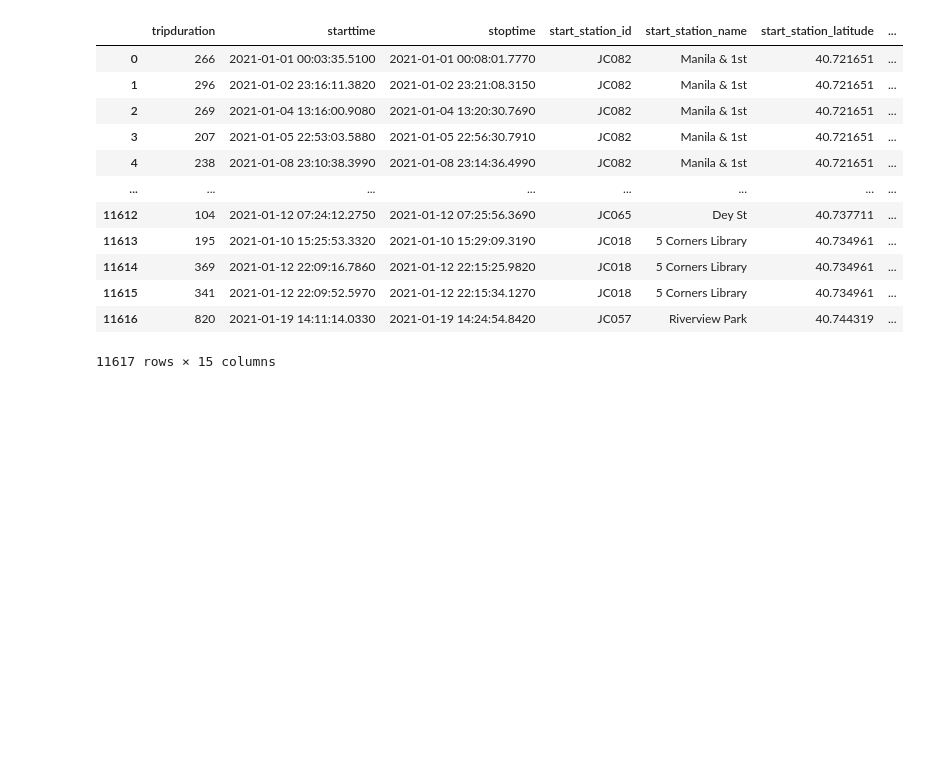
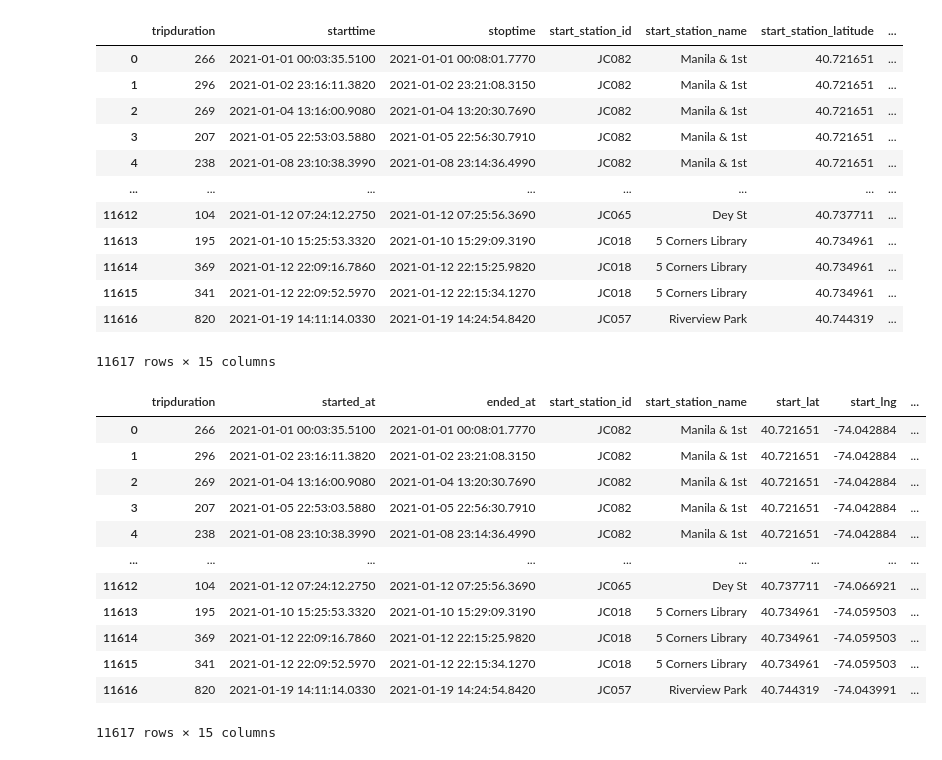
Before and after one commit to austin3216/Tableau-DataClean, a Jupyter notebook: DataCleaning.ipynb, the cells around one changed output. Saved outputs shown, nothing was run; the diff lists cells and outputs as text; code cells hidden in the pictures; blank space fills up the shorter version.

```diff
--- a/DataCleaning.ipynb
+++ b/DataCleaning.ipynb
@@ -189,9 +189,23 @@ new_jan_df
 | 11616 | 820 | 2021-01-19 14:11:14.0330 | 2021-01-19 14:24:54.8420 | JC057 | Riverview Park | 40.744319 | ... |
 11617 rows × 15 columns
 # %%
-list(feb_df)
-new_jan_df.rename(columns={'starttime':'started_at', 'stoptime':'ended_at', 'start_station_latitude':'start_lat', 'start_station_longitude':'start_lng', 'end_station_latitude':'end_lat', 'end_station_longitude':'end_lng', 'usertype':'member_casual'})
+new_jan_df.rename(columns={'starttime':'started_at', 'stoptime':'ended_at', 'start_station_latitude':'start_lat', 'start_station_longitude':'start_lng', 'end_station_latitude':'end_lat', 'end_station_longitude':'end_lng', 'usertype':'member_casual'}, inplace=True)
 new_jan_df.to_csv(r'/Users/amber/Desktop/GitHub/Tableau-DataClean/csvs/JC-202101-citibike-tripdata-CLEANED.csv', index=False)
+new_jan_df
+# %% [output]
+|  | tripduration | started_at | ended_at | start_station_id | start_station_name | start_lat | start_lng | ... |
+| 0 | 266 | 2021-01-01 00:03:35.5100 | 2021-01-01 00:08:01.7770 | JC082 | Manila & 1st | 40.721651 | -74.042884 | ... |
+| 1 | 296 | 2021-01-02 23:16:11.3820 | 2021-01-02 23:21:08.3150 | JC082 | Manila & 1st | 40.721651 | -74.042884 | ... |
+| 2 | 269 | 2021-01-04 13:16:00.9080 | 2021-01-04 13:20:30.7690 | JC082 | Manila & 1st | 40.721651 | -74.042884 | ... |
+| 3 | 207 | 2021-01-05 22:53:03.5880 | 2021-01-05 22:56:30.7910 | JC082 | Manila & 1st | 40.721651 | -74.042884 | ... |
+| 4 | 238 | 2021-01-08 23:10:38.3990 | 2021-01-08 23:14:36.4990 | JC082 | Manila & 1st | 40.721651 | -74.042884 | ... |
+| ... | ... | ... | ... | ... | ... | ... | ... | ... |
+| 11612 | 104 | 2021-01-12 07:24:12.2750 | 2021-01-12 07:25:56.3690 | JC065 | Dey St | 40.737711 | -74.066921 | ... |
+| 11613 | 195 | 2021-01-10 15:25:53.3320 | 2021-01-10 15:29:09.3190 | JC018 | 5 Corners Library | 40.734961 | -74.059503 | ... |
+| 11614 | 369 | 2021-01-12 22:09:16.7860 | 2021-01-12 22:15:25.9820 | JC018 | 5 Corners Library | 40.734961 | -74.059503 | ... |
+| 11615 | 341 | 2021-01-12 22:09:52.5970 | 2021-01-12 22:15:34.1270 | JC018 | 5 Corners Library | 40.734961 | -74.059503 | ... |
+| 11616 | 820 | 2021-01-19 14:11:14.0330 | 2021-01-19 14:24:54.8420 | JC057 | Riverview Park | 40.744319 | -74.043991 | ... |
+11617 rows × 15 columns
 # %%
 mar_df = pd.read_csv("/Users/amber/Desktop/GitHub/Tableau-DataClean/csvs/JC-202103-citibike-tripdata.csv")
 mar_df
```
Also changed, not shown: 1 other file.
